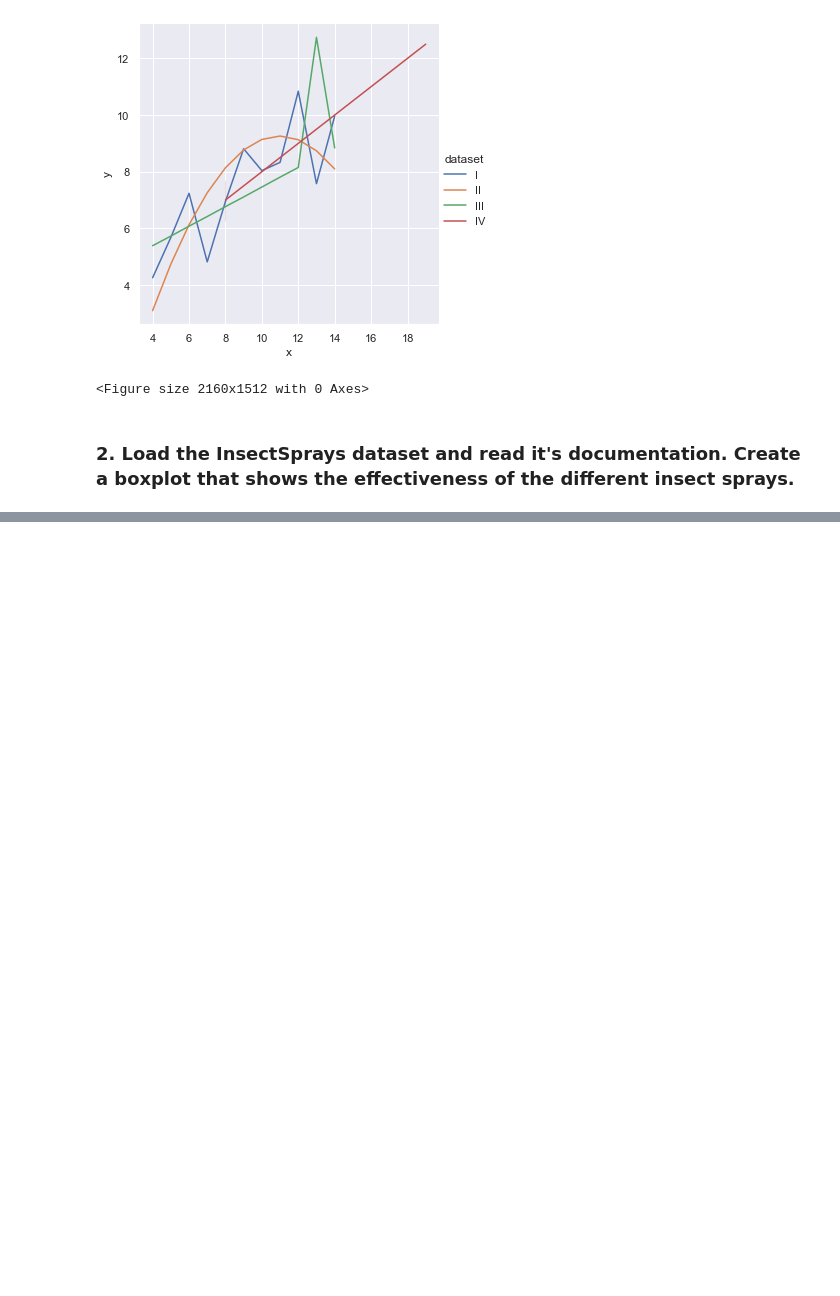
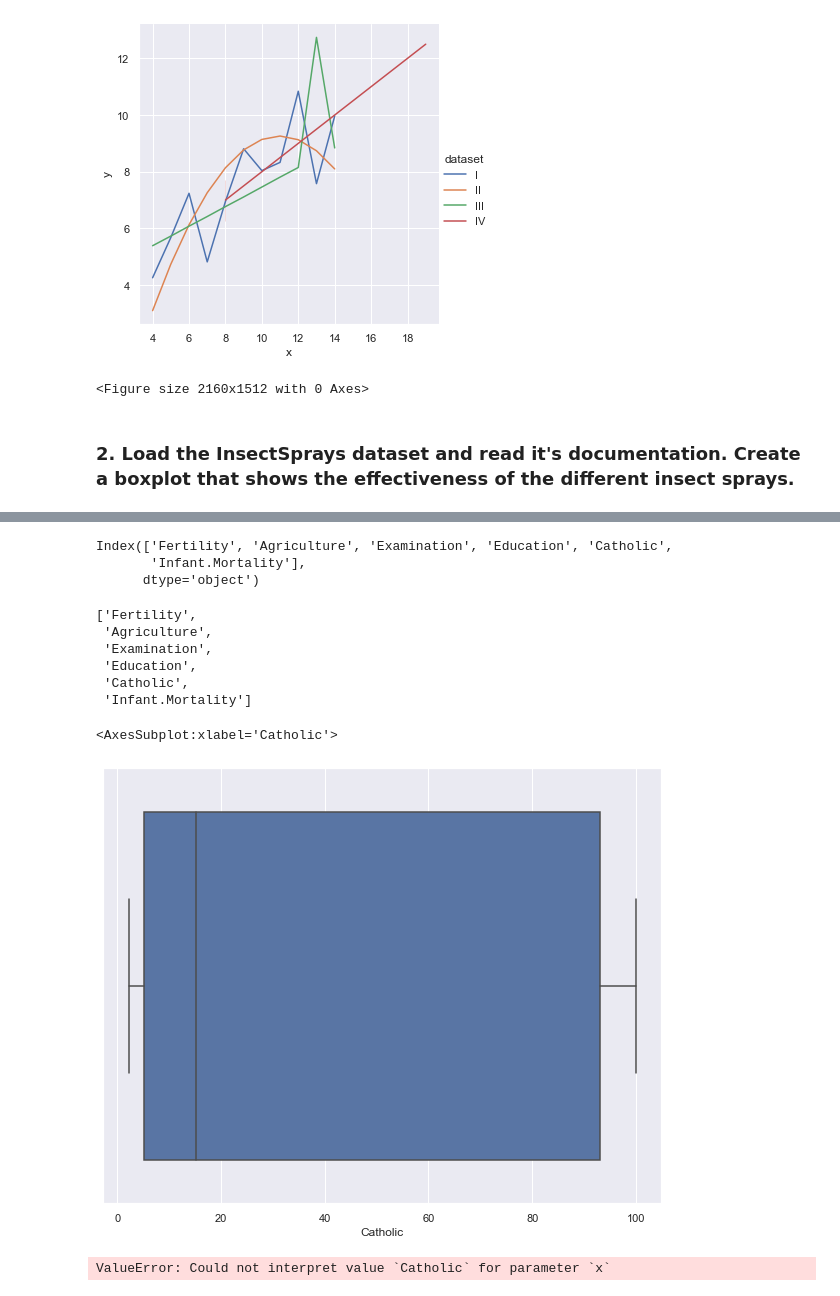
Before and after one commit to Severina7/numpy-pandas-visualization-exercises, a Jupyter notebook: seaborn_exercises.ipynb, the cells around one changed output, grey strips where cells are left out. Cells and saved outputs as stored; diff of their text form; code cells hidden in the pictures; blank space fills up the shorter version.

```diff
--- a/seaborn_exercises.ipynb
+++ b/seaborn_exercises.ipynb
@@ -230,0 +299,3 @@ print(sns.get_dataset_names())
+# %%
+swiss = data('swiss')
+type(swiss)
@@ -230,0 +363,26 @@ print(sns.get_dataset_names())
+# %%
+swiss.columns
+# %% [output]
+Index(['Fertility', 'Agriculture', 'Examination', 'Education', 'Catholic',
+       'Infant.Mortality'],
+      dtype='object')
+# %%
+list(swiss)
+# %% [output]
+['Fertility',
+ 'Agriculture',
+ 'Examination',
+ 'Education',
+ 'Catholic',
+ 'Infant.Mortality']
+# %%
+plt.figure(figsize = (10, 8))
+
+sns.boxplot(data = swiss, x = 'Catholic')
+# %% [output]
+<AxesSubplot:xlabel='Catholic'>
+[figure, added]
+# %%
+sns.displot(data = insp, x = 'Catholic', kde = True, rug = True)
+# %% [output]
+ValueError: Could not interpret value `Catholic` for parameter `x`
```
Also changed, not shown: parts of 14 cells of this notebook.
